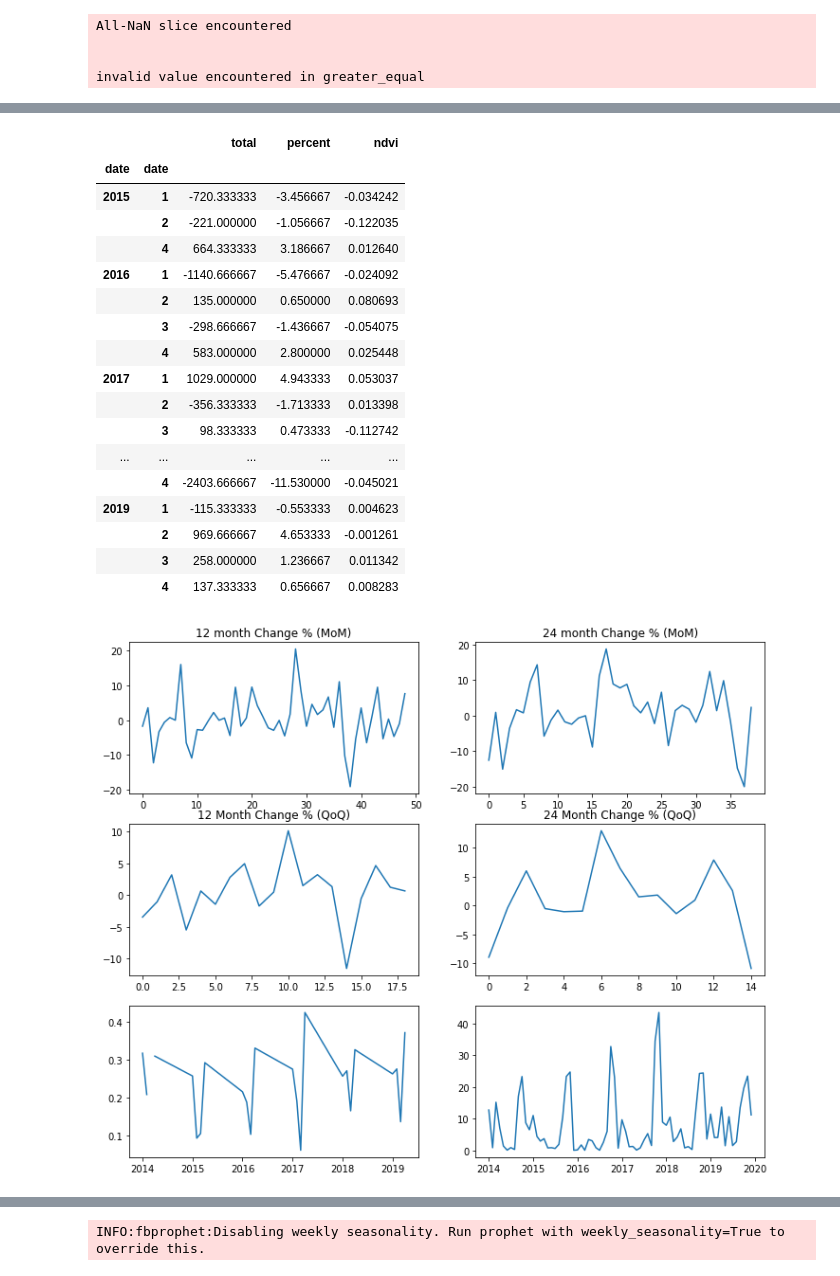
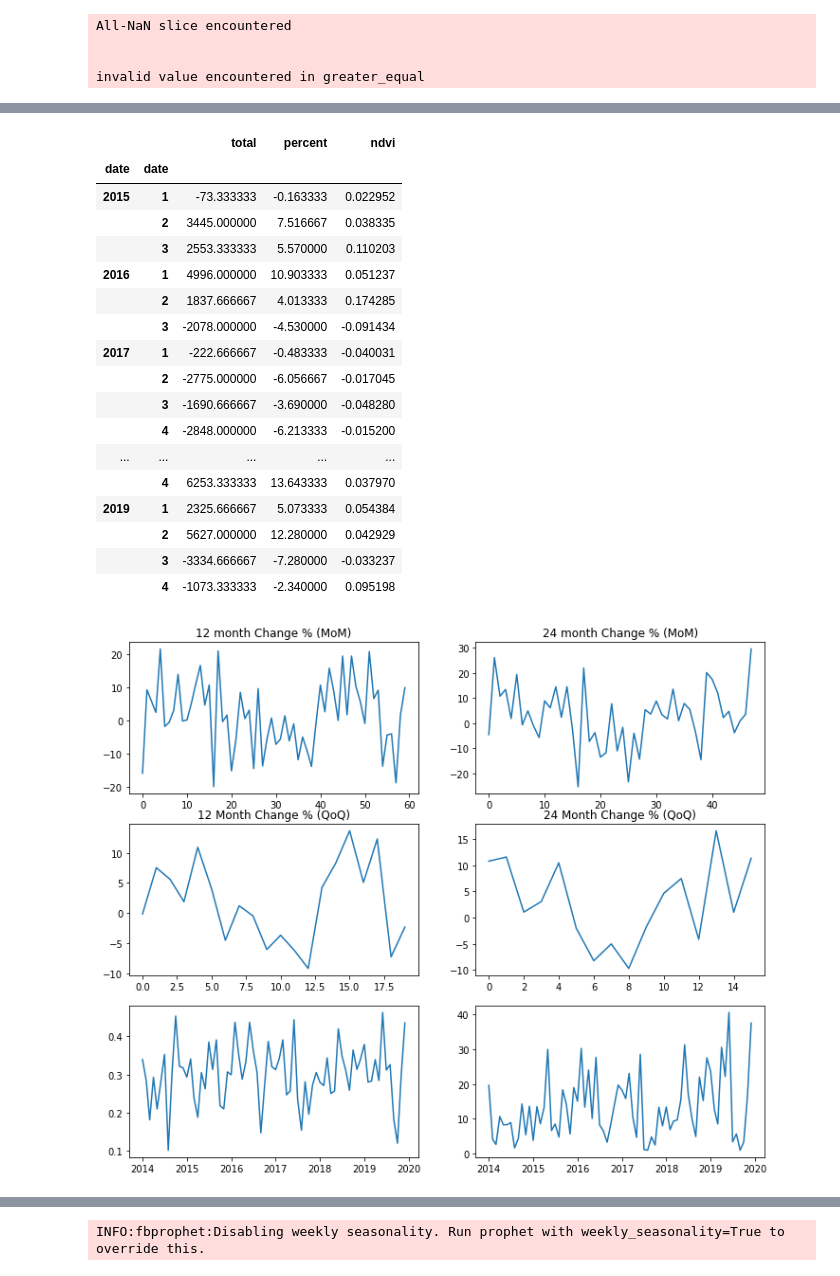
Before and after one commit to rittik97/climate, a Jupyter notebook: geotif_time_series.ipynb, the cells around one changed output, grey strips where cells are left out. Saved outputs shown, nothing was run; the diff lists cells and outputs as text; code cells hidden in the pictures.

```diff
--- a/geotif_time_series.ipynb
+++ b/geotif_time_series.ipynb
@@ -7,7 +7,7 @@ from PIL import Image
 import glob
 import altair as alt
 # %%
-files = glob.glob("Sunderbans/*.tif")
+files = glob.glob("Rwanda/*.tif")
 # %%
 dates=[]
 links=[]
@@ -38,7 +38,7 @@ data
 276 rows × 5 columns
 # %%
 def calcs(x,threshold):
-    ndvi=np.median(x)
+    ndvi=np.nanmedian(x)
     x=np.where(x>=threshold,1,0)
     return x.sum(), np.round(100*np.sum(x)/(x.shape[0]*x.shape[1]),2),ndvi
 
@@ -114,41 +114,41 @@ results.diff(12).groupby([(results.index.year),(results.index.quarter)]).mean().
 # %% [output]
 |  |  | total | percent | ndvi |
 | date | date |  |  |  |
-| 2015 | 1 | -720.333333 | -3.456667 | -0.034242 |
-|  | 2 | -221.000000 | -1.056667 | -0.122035 |
-|  | 4 | 664.333333 | 3.186667 | 0.012640 |
-| 2016 | 1 | -1140.666667 | -5.476667 | -0.024092 |
-|  | 2 | 135.000000 | 0.650000 | 0.080693 |
-|  | 3 | -298.666667 | -1.436667 | -0.054075 |
-|  | 4 | 583.000000 | 2.800000 | 0.025448 |
-| 2017 | 1 | 1029.000000 | 4.943333 | 0.053037 |
-|  | 2 | -356.333333 | -1.713333 | 0.013398 |
-|  | 3 | 98.333333 | 0.473333 | -0.112742 |
+| 2015 | 1 | -73.333333 | -0.163333 | 0.022952 |
+|  | 2 | 3445.000000 | 7.516667 | 0.038335 |
+|  | 3 | 2553.333333 | 5.570000 | 0.110203 |
+| 2016 | 1 | 4996.000000 | 10.903333 | 0.051237 |
+|  | 2 | 1837.666667 | 4.013333 | 0.174285 |
+|  | 3 | -2078.000000 | -4.530000 | -0.091434 |
+| 2017 | 1 | -222.666667 | -0.483333 | -0.040031 |
+|  | 2 | -2775.000000 | -6.056667 | -0.017045 |
+|  | 3 | -1690.666667 | -3.690000 | -0.048280 |
+|  | 4 | -2848.000000 | -6.213333 | -0.015200 |
 | ... | ... | ... | ... | ... |
-|  | 4 | -2403.666667 | -11.530000 | -0.045021 |
-| 2019 | 1 | -115.333333 | -0.553333 | 0.004623 |
-|  | 2 | 969.666667 | 4.653333 | -0.001261 |
-|  | 3 | 258.000000 | 1.236667 | 0.011342 |
-|  | 4 | 137.333333 | 0.656667 | 0.008283 |
+|  | 4 | 6253.333333 | 13.643333 | 0.037970 |
+| 2019 | 1 | 2325.666667 | 5.073333 | 0.054384 |
+|  | 2 | 5627.000000 | 12.280000 | 0.042929 |
+|  | 3 | -3334.666667 | -7.280000 | -0.033237 |
+|  | 4 | -1073.333333 | -2.340000 | 0.095198 |
 # %%
 fig, ax=plt.subplots(3,2, figsize=(12,10))
 ax[0][1].plot(results.diff(24).groupby([(results.index.year),(results.index.month)]).mean().dropna()['percent'].values)
 ax[0][1].set_title("24 month Change % (MoM)");
 
 ax[0][0].plot(results.diff(12).groupby([(results.index.year),(results.index.month)]).mean().dropna()['percent'].values)
 ax[0][0].set_title("12 month Change % (MoM)");
 
 ax[1][0].plot(results.diff(12).groupby([(results.index.year),(results.index.quarter)]).mean().dropna()['percent'].values)
 ax[1][0].set_title('12 Month Change % (QoQ)');
 
 #ax[1][1].plot(results_y.percent.diff(1))
 ax[1][1].plot(results.diff(24).groupby([(results.index.year),(results.index.quarter)]).mean().dropna()['percent'].values)
 ax[1][1].set_title('24 Month Change % (QoQ)');
 
-ax[2][0].plot(results_q.ndvi)
+ax[2][0].plot(results.ndvi)
 ax[2][1].plot(results.percent);
 # %% [output]
-[figure, old version]
+[figure, new version]
 # %%
 from statsmodels.graphics.tsaplots import plot_pacf, plot_acf
 from statsmodels.tsa.stattools import adfuller
```
Also changed, not shown: parts of 16 cells of this notebook, 13 other files.
